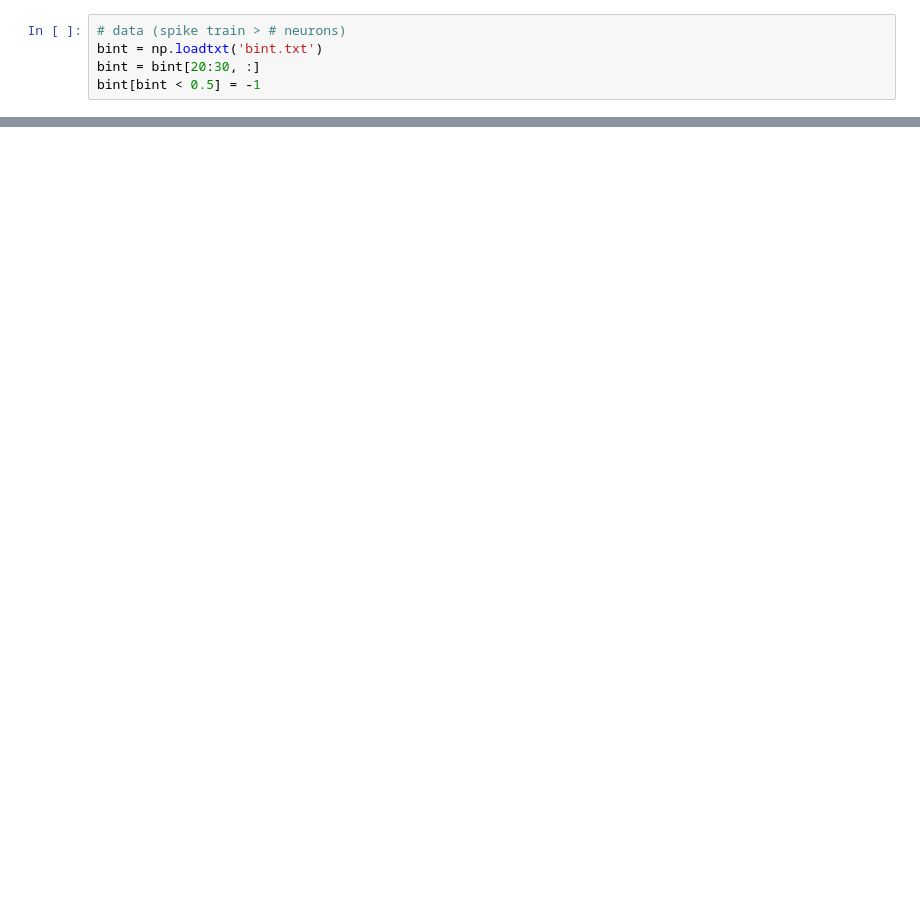
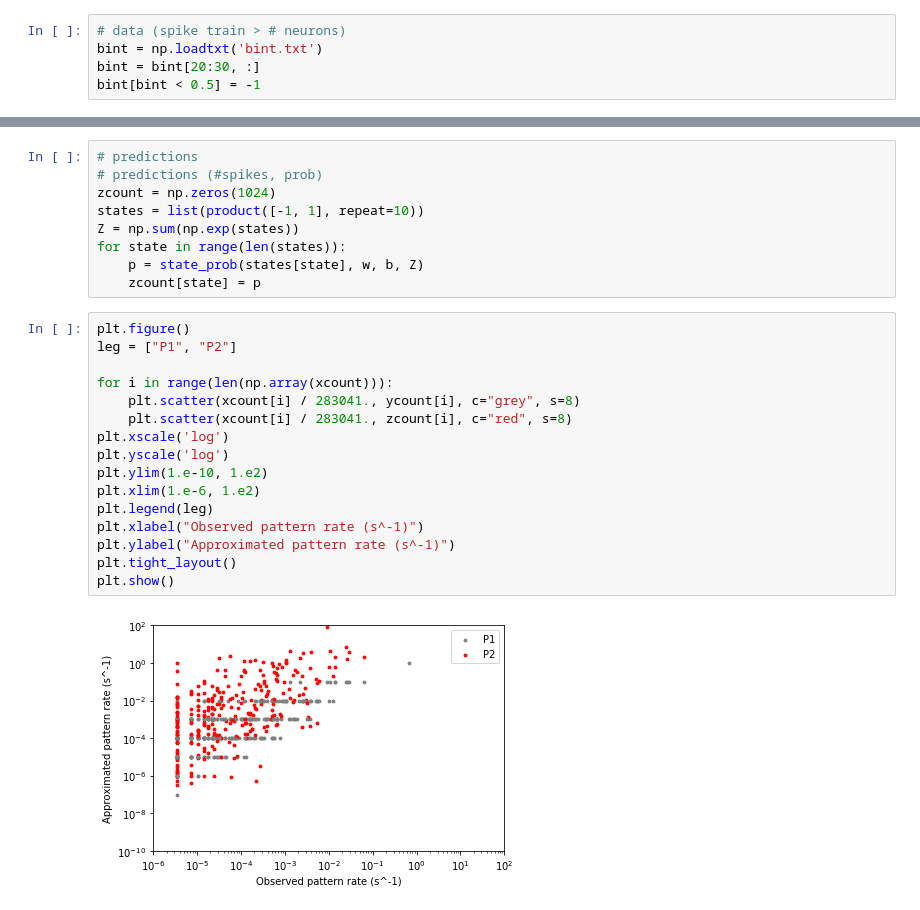
Before and after one commit to Hesterhuijsdens/CN, a Jupyter notebook: Assignment4/salamander.ipynb, the cells around one changed output, grey strips where cells are left out. Cells and saved outputs as stored; diff of their text form; blank space fills up the shorter version.

```diff
--- a/Assignment4/salamander.ipynb
+++ b/Assignment4/salamander.ipynb
@@ -68,0 +91,27 @@ w, b, weightlist, wsum, bsum = boltzmann_train(bint, eta=0.01, n_epochs=n)
+# %%
+# predictions
+# predictions (#spikes, prob)
+zcount = np.zeros(1024)
+states = list(product([-1, 1], repeat=10))
+Z = np.sum(np.exp(states))
+for state in range(len(states)):
+    p = state_prob(states[state], w, b, Z)
+    zcount[state] = p
+# %%
+plt.figure()
+leg = ["P1", "P2"]
+
+for i in range(len(np.array(xcount))):
+    plt.scatter(xcount[i] / 283041., ycount[i], c="grey", s=8)
+    plt.scatter(xcount[i] / 283041., zcount[i], c="red", s=8)
+plt.xscale('log')
+plt.yscale('log')
+plt.ylim(1.e-10, 1.e2)
+plt.xlim(1.e-6, 1.e2)
+plt.legend(leg)
+plt.xlabel("Observed pattern rate (s^-1)")
+plt.ylabel("Approximated pattern rate (s^-1)")
+plt.tight_layout()
+plt.show()
+# %% [output]
+[figure, added]
```
Also changed, not shown: parts of 11 cells of this notebook, 18 other files.
